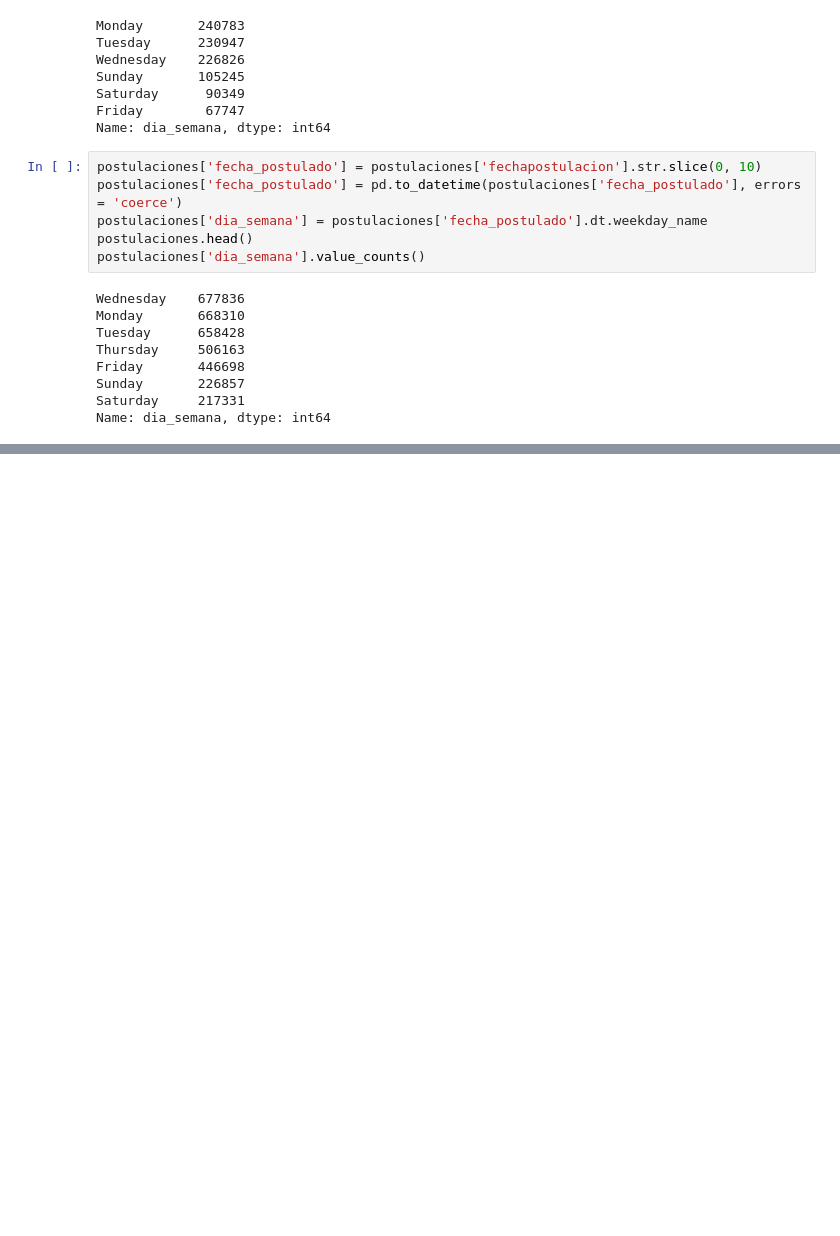
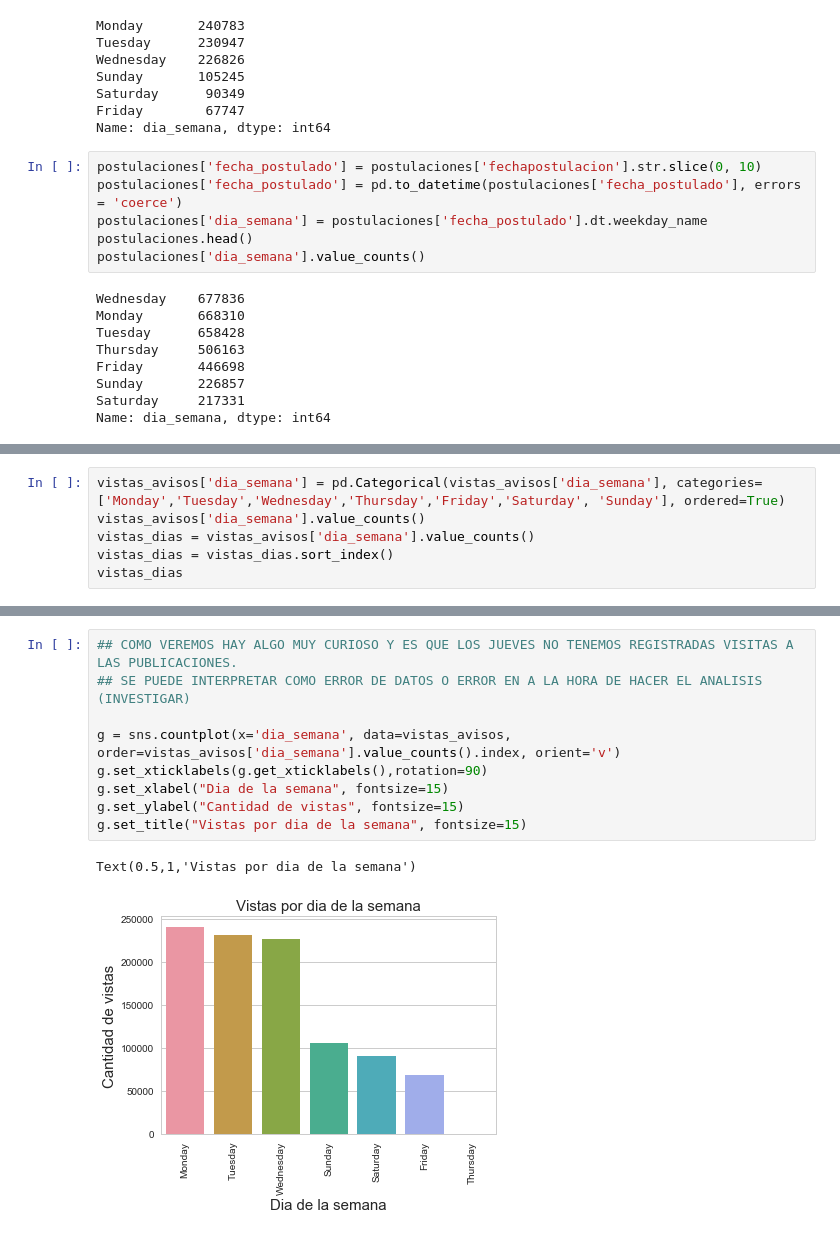
Before and after one commit to silvestriandres/BackUP, a Jupyter notebook: TrabajoPractico01_Analisis.ipynb, the cells around one changed output, grey strips where cells are left out. Drawn from its saved outputs; the diff is of its cells as text; blank space fills up the shorter version.

```diff
--- a/TrabajoPractico01_Analisis.ipynb
+++ b/TrabajoPractico01_Analisis.ipynb
@@ -748,0 +763,6 @@ Name: dia_semana, dtype: int64
+# %%
+vistas_avisos['dia_semana'] = pd.Categorical(vistas_avisos['dia_semana'], categories=['Monday','Tuesday','Wednesday','Thursday','Friday','Saturday', 'Sunday'], ordered=True)
+vistas_avisos['dia_semana'].value_counts()
+vistas_dias = vistas_avisos['dia_semana'].value_counts()
+vistas_dias = vistas_dias.sort_index()
+vistas_dias
@@ -748,0 +778,12 @@ Name: dia_semana, dtype: int64
+# %%
+## COMO VEREMOS HAY ALGO MUY CURIOSO Y ES QUE LOS JUEVES NO TENEMOS REGISTRADAS VISITAS A LAS PUBLICACIONES.
+## SE PUEDE INTERPRETAR COMO ERROR DE DATOS O ERROR EN A LA HORA DE HACER EL ANALISIS (INVESTIGAR)
+
+g = sns.countplot(x='dia_semana', data=vistas_avisos, order=vistas_avisos['dia_semana'].value_counts().index, orient='v')
+g.set_xticklabels(g.get_xticklabels(),rotation=90)
+g.set_xlabel("Dia de la semana", fontsize=15)
+g.set_ylabel("Cantidad de vistas", fontsize=15)
+g.set_title("Vistas por dia de la semana", fontsize=15)
+# %% [output]
+Text(0.5,1,'Vistas por dia de la semana')
+[figure, added]
```
Also changed, not shown: parts of 3 cells of this notebook.
